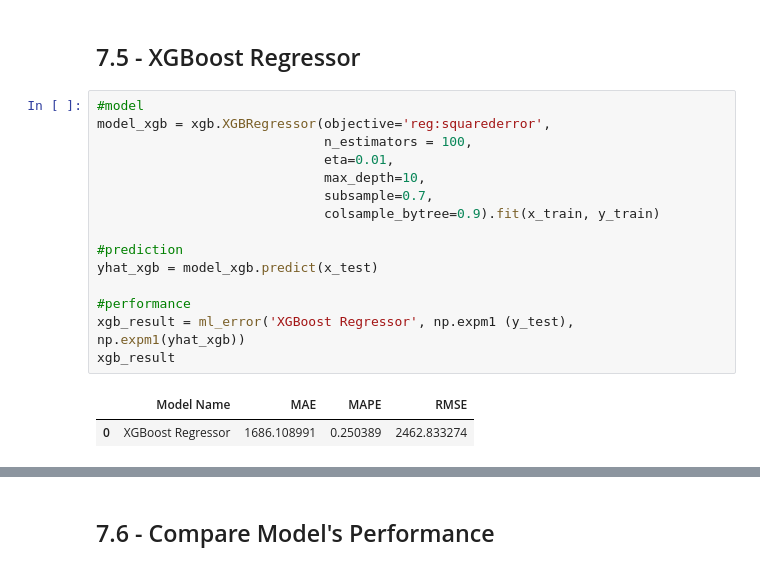
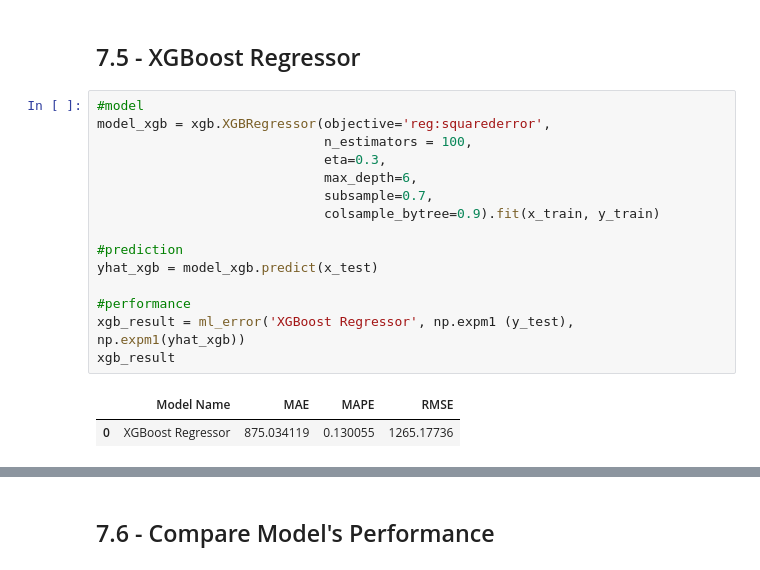
Before and after one commit to guigrandim/rossmann_store_sales, a Jupyter notebook: notebooks/datasets_analysis.ipynb, the cells around one changed output, grey strips where cells are left out. Saved outputs shown, nothing was run; the diff lists cells and outputs as text.

```diff
--- a/notebooks/datasets_analysis.ipynb
+++ b/notebooks/datasets_analysis.ipynb
@@ -1179,18 +1212,18 @@ rf_result
 # %%
 #model
 model_xgb = xgb.XGBRegressor(objective='reg:squarederror',
                              n_estimators = 100,
-                             eta=0.01,
-                             max_depth=10,
+                             eta=0.3,
+                             max_depth=6,
                              subsample=0.7,
                              colsample_bytree=0.9).fit(x_train, y_train)
 
 #prediction
 yhat_xgb = model_xgb.predict(x_test)
 
 #performance
 xgb_result = ml_error('XGBoost Regressor', np.expm1 (y_test), np.expm1(yhat_xgb))
 xgb_result
 # %% [output]
 |  | Model Name | MAE | MAPE | RMSE |
-| 0 | XGBoost Regressor | 1686.108991 | 0.250389 | 2462.833274 |
+| 0 | XGBoost Regressor | 875.034119 | 0.130055 | 1265.17736 |
```
Also changed, not shown: parts of 13 cells of this notebook.
